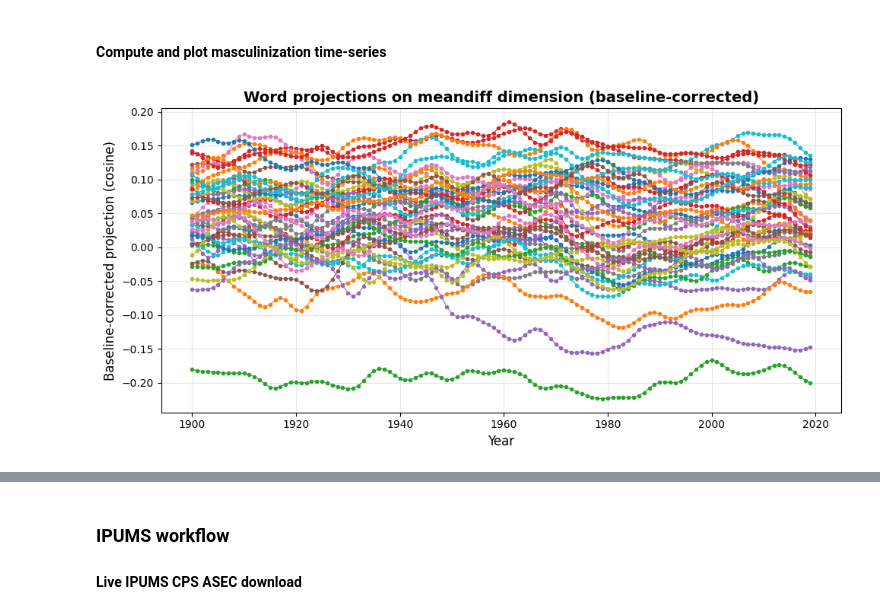
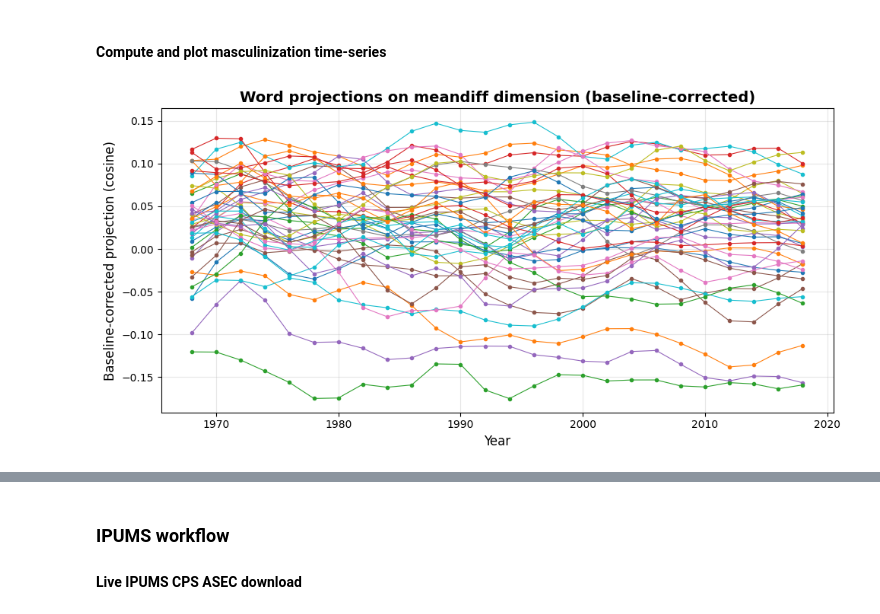
Before and after one commit to eric-d-knowles/ngram-prep, a Jupyter notebook: notebooks/caliskan_wefat_replication.ipynb, the cells around one changed output, grey strips where cells are left out. Drawn from its saved outputs; the diff is of its cells as text; code cells hidden in the pictures.

```diff
--- a/notebooks/caliskan_wefat_replication.ipynb
+++ b/notebooks/caliskan_wefat_replication.ipynb
@@ -43,5 +48,6 @@ The autoreload extension is already loaded. To reload it, use:
 # %%
-model_path =  '/scratch/edk202/NLP_models/Google_Books/20200217/eng/5gram_files/models_final/norm_and_align'
+model_path =  '/scratch/edk202/NLP_models/Google_Books/20200217/eng-fiction/5gram_files/models_final/norm_and_align'
+bin_size = 2
 # %% [markdown]
 ### **Generate gender projection**
 #### Use the `compute_meandiff_dimension` method to create a masculinization dimension
@@ -188,19 +194,19 @@ targets = [
 # %%
 result = compute_projection_over_years(
     model_dir=model_path,
     token_contrasts=gender_contrasts,
     test_words=targets,
-    start_year=1900,
-    end_year=2019,
-    year_step=1,
+    start_year=1968,
+    end_year=2018,
+    year_step=2,
     method='meandiff',
     ensure_sign_positive=True,
     smooth=True,
-    sigma=2,
+    sigma=1,
     verbose=False,
     baseline_source=baseline_source,
     plot_corrected_if_baseline=True,
     plot=True,
  )
 # %% [output]
-[figure, old version]
+[figure, new version]
```
Also changed, not shown: parts of 20 cells of this notebook, 10 other files.
